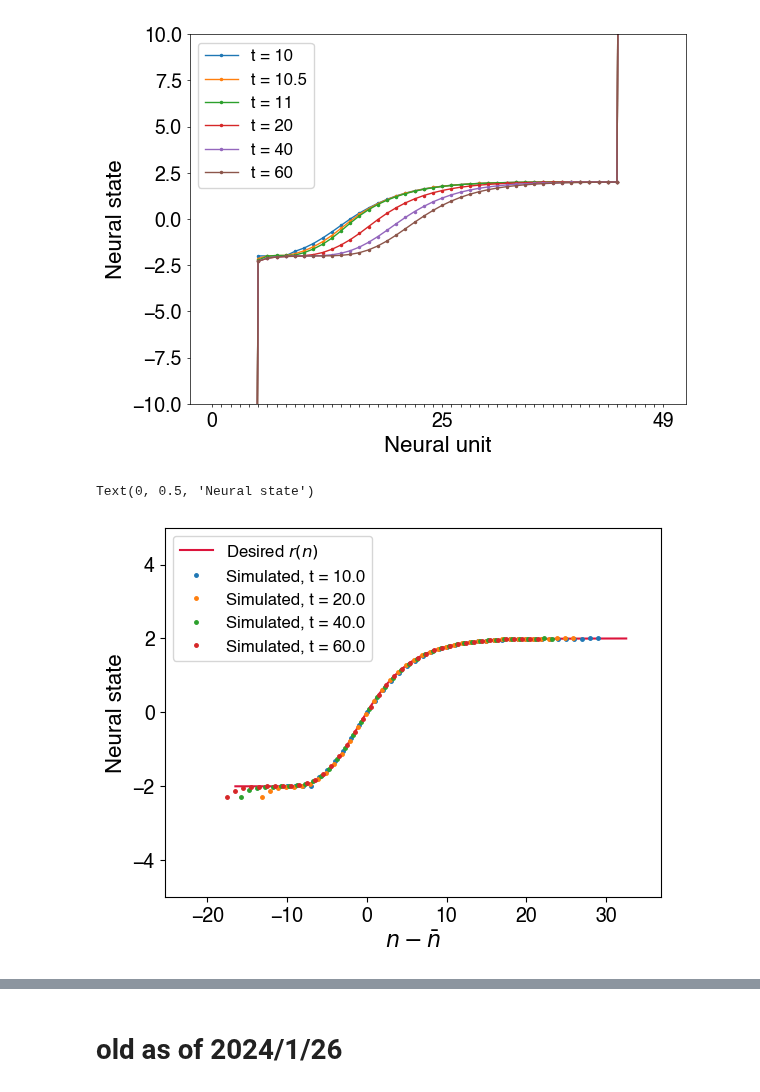
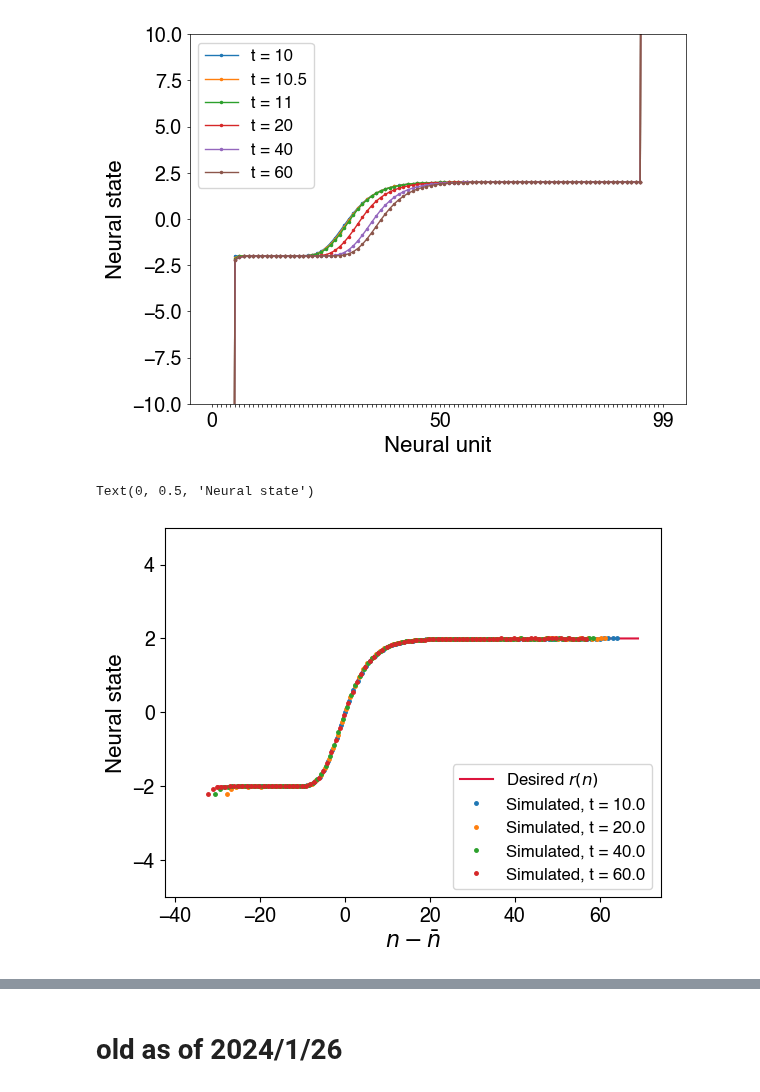
Before and after one commit to Collective-Logic-Lab/laplace-decisions, a Jupyter notebook: develop-exponential-decay-translation.ipynb, the cells around one changed output, grey strips where cells are left out. Drawn from its saved outputs; the diff is of its cells as text; code cells hidden in the pictures.

```diff
--- a/develop-exponential-decay-translation.ipynb
+++ b/develop-exponential-decay-translation.ipynb
@@ -20,17 +22,17 @@ from laplace_network import laplace_network,find_edge_location,interaction_matri
 # %%
 # delta_z is the conversion unit from distance measured in number of neurons
 # to the relevant output variable z (effectively set to 1 for 231117 plots)
-delta_z = 1./4 #1./4. #0.5 #1
-n_0 = 15 #15 # 25 (25 used for 231117 plots)
+delta_z = 1./4. #1./8. #1./4 #1./4. #0.5 #1
+n_0 = 30 #15 #15 # 25 (25 used for 231117 plots)
 t_0 = 10. #5 #1. #10. #10. #1. (1. used for 231117 plots) #0.1 #0.5
 
-fiddle_offset = 1 # (should be 0?)
-fudge_factor = 2  # (should be 1?)
+fiddle_offset = 0 # (should be 0?)
+fudge_factor = 1  # (should be 1?)
 
 # define the shapes of edges and bumps we want in order to get exponential decay
 
 def desiredEdgeRates(n,t,delta_z=delta_z,n_0=n_0,t_0=t_0):
-    return np.exp(-(t/t_0)*np.exp(-delta_z*(n-n_0)))
+    return np.exp( -(t/t_0)*np.exp(-delta_z*(n-n_0)+np.log(np.log(2))) )
 
 # 2024/2/2 TO DO: Should this have another factor of t_0 somewhere?
 def desiredBumpRates(n,t,delta_z=delta_z,n_0=n_0):
@@ -39,21 +41,20 @@ def desiredBumpRates(n,t,delta_z=delta_z,n_0=n_0):
 # set up 1-D line of units with nearest-neighbor interactions
 # and fixed boundary conditions implemented by large fields at the ends
 
-Npopulation = 50 # number of units in each population
+Npopulation = 100 #50 # number of units in each population
 # constant interaction strength between neighbors
 J = 2
 # constant interaction from edge neurons to corresponding bump neurons
 J_edge_bump = 1
 # strength of feedback from bump to edge neurons varies with n
 J_bump_edge_max = 10 #0.2 #10 # to avoid instability
-J_bump_edge_scale_factor = 1 #0.4 # *** 1 #2 #0.1 #0.5 #0.9 (0.9 used for 231117 plots)
-fudge_factor = 2
+J_bump_edge_scale_factor = 0.65 #1. #0.4 # *** 1 #2 #0.1 #0.5 #0.9 (0.9 used for 231117 plots)
 J_bump_edge = [ -J_bump_edge_scale_factor*min(1./t_0*1./delta_z*np.exp(-delta_z*fudge_factor*(n-n_0)),
                                               J_bump_edge_max) for n in range(Npopulation) ]
 #kernel_width = 2 #1 # 0.1 # (set to default 2 for 231117 plots)
 nonlinearity = np.tanh #lambda x: 2*np.heaviside(x,0.5) - 1 # np.tanh
 # 2024/1/26 set sigma to 1 for all synapses except edge->edge
-sigma_edge = 0.5
+sigma_edge = 0.5 #0.25 #0.75 #0.25 #0.5
 sigma_default = np.ones([Npopulation,Npopulation])
 sigma = np.block([[sigma_edge*sigma_default, sigma_default],
                   [           sigma_default, sigma_default]])
@@ -67,8 +68,11 @@ net = laplace_network(Npopulation,J,
 
 # 2024/1/23 try replacing edge interaction kernel to give the desired steady state given the
 # step-function nonlinearity
-#net.edge_Jmat = J*interaction_matrix_from_kernel([desiredBumpRates(30-n,t_0,n_0=14) for n in range(31)],Npopulation)
-net.edge_Jmat = J*interaction_matrix_from_kernel([desiredBumpRates(40-n,t_0,n_0=18.5) for n in range(41)],Npopulation)
+# 2024/2/6 also add a shift to fix the bias coming from nonzero sigma
+
+#nonzero_sigma_kernel = [desiredBumpRates(Npopulation-10-n,t_0,n_0=(Npopulation-10)/2-3.*edge_shift) for n in range(Npopulation-10+1)]
+#net.edge_Jmat = J*interaction_matrix_from_kernel(nonzero_sigma_kernel,Npopulation)
+net.edge_Jmat = zero_velocity_edge_Jmat(sigma_edge,t_0,n_0,Npopulation,J,delta_z)
 
 # # 2024/1/26 also design edge->bump interactions (see below)
 # bump_kernel = np.array([desiredBumpRates(30-n,1,n_0=14) for n in range(32)]) # n_0=13?
@@ -106,7 +151,7 @@ plt.colorbar()
 noise_var = 1e-6 #0. # strength of noise (variance added per unit time)
 i_final = 7 #6 #5 #(t increases exponentially with i) #100 #20
 t_final = t_0 + 2**(i_final-1)
-delta_t = 0.001 #0.001
+delta_t = 0.01 #0.001 #0.001
 seed = 12345
 
 # start with edge state at location n_0 at time t_0
@@ -152,35 +197,35 @@ plt.xlabel('Neural unit')
 plt.ylabel('Neural state')
 nice_neuron_xlabels(Npopulation)
 # %% [output]
-[figure, old version]
+[figure, new version]
 # %%
 # compare simulated shape of edge to desired shape
 
 nList = np.arange(0,Npopulation)
 t = 20 #1 #20
-desired_edge_shape = net.J*(2*desiredEdgeRates(nList,edge_t,delta_z=1/4,n_0=n_0)-1)
+desired_edge_shape = net.J*(2*desiredEdgeRates(nList,edge_t,delta_z=delta_z,n_0=n_0)-1)
 desired_edge_offset = find_edge_location(desired_edge_shape)[0]
 plt.plot(nList-desired_edge_offset,desired_edge_shape,
          label='Desired $r(n)$',
          color='crimson')
 
 for t in [t_0,t_0*2,t_0*4,t_0*6]:
     edge_offset = np.sort(abs(find_edge_location(states.loc[t])))[0]
     plt.plot(nList - edge_offset,
              states.loc[t]['Neuron 0':'Neuron {}'.format(Npopulation-1)],
                  '.',label="Simulated, t = {}".format(t),lw=1,ms=5)
 plt.axis(ymin=-5,ymax=+5)
 plt.legend()
 plt.xlabel('$n - \\bar n$')
 plt.ylabel('Neural state')
 #nice_neuron_xlabels(Npopulation)
 
 # plt.plot(nList,desiredBumpRates(nList,t,delta_z=1/2),
 #          label='Desired $dr(n)/dn$',
 #          color='crimson',ls='--')
 # %% [output]
 Text(0, 0.5, 'Neural state')
-[figure, old version]
+[figure, new version]
 # %%
 plt.figure(figsize=(6,9))
 minInput,maxInput = 0,4
```
Also changed, not shown: parts of 14 cells of this notebook.
